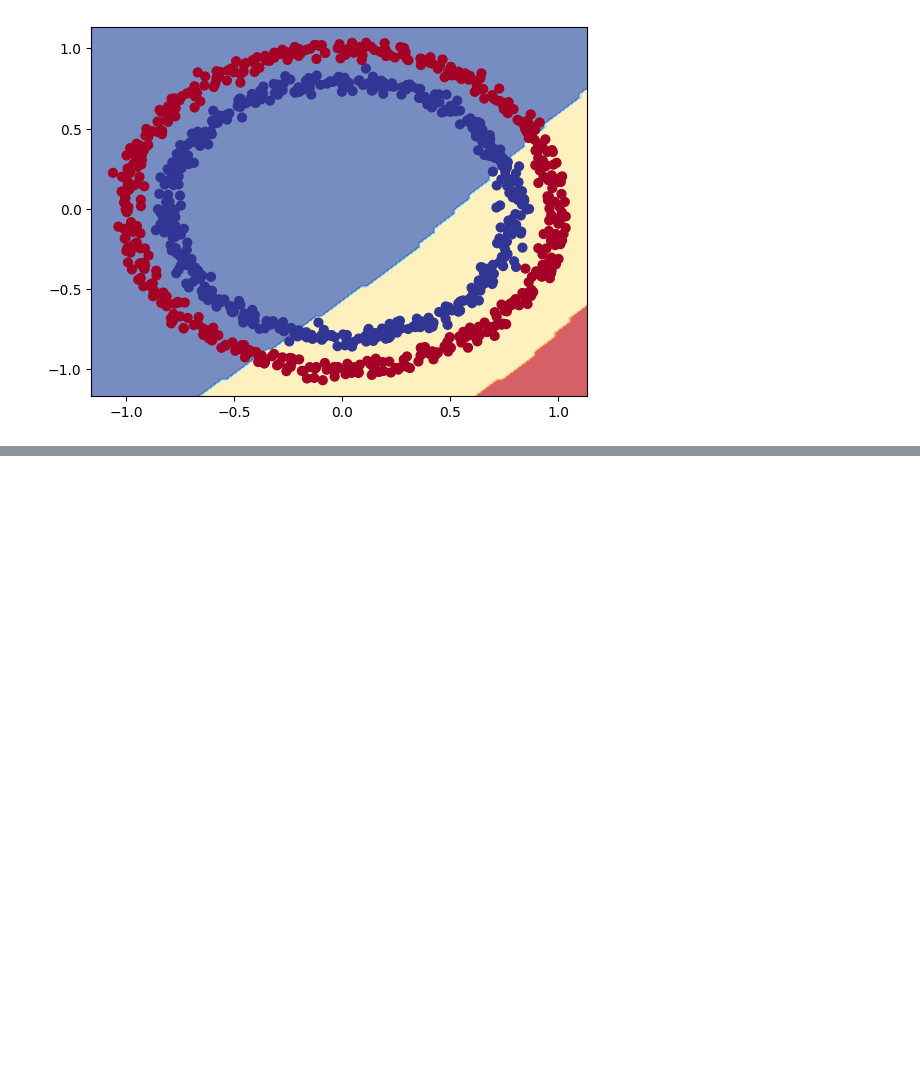
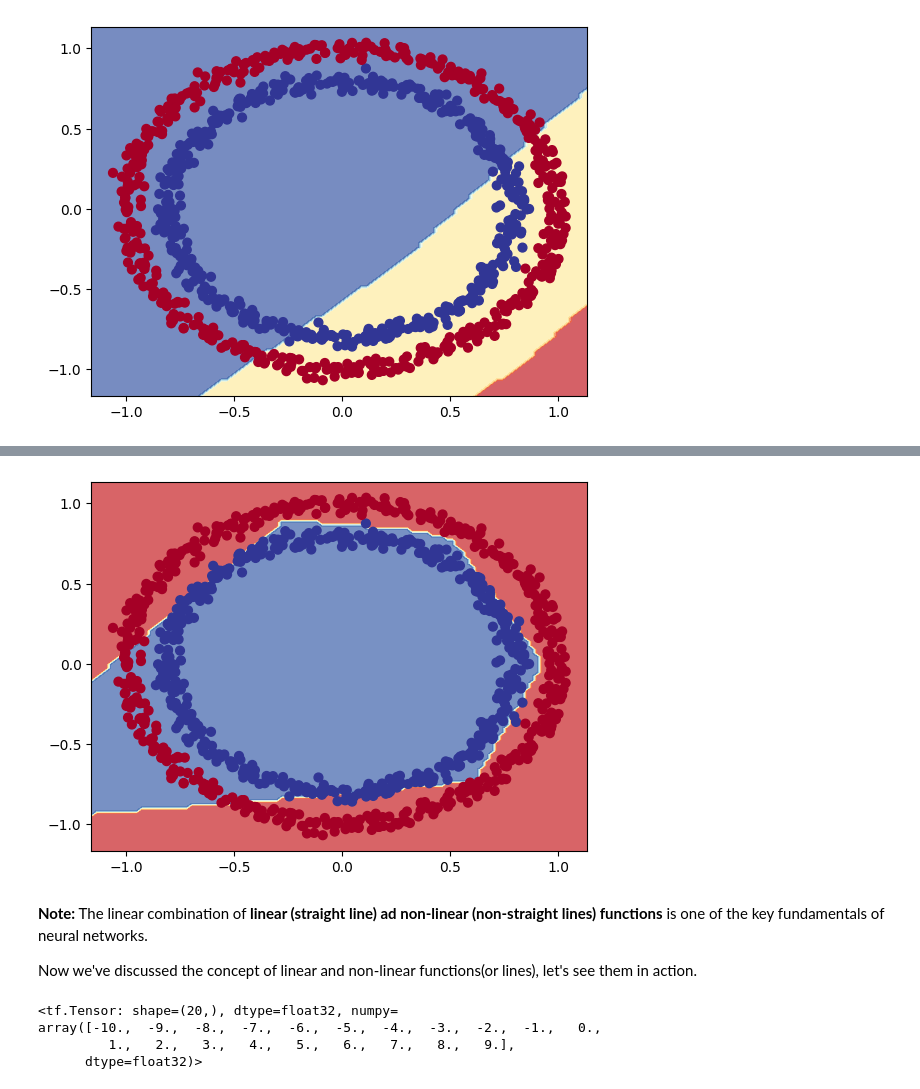
Before and after one commit to nushuhu51-ux/TENSORFLOW-FULL-COURSE-FOR-DEEP-LEARNING, a Jupyter notebook: 02_neural_network_classification_with_tensorFlow.ipynb, the cells around one changed output, grey strips where cells are left out. Drawn from its saved outputs; the diff is of its cells as text; code cells hidden in the pictures; blank space fills up the shorter version.

```diff
--- a/02_neural_network_classification_with_tensorFlow.ipynb
+++ b/02_neural_network_classification_with_tensorFlow.ipynb
@@ -470,3 +470,27 @@ plot_decision_boundary(model_6, x, y)
 313/313 ━━━━━━━━━━━━━━━━━━━━ 1s 2ms/step
 doing binary classification
 [figure]
+# %%
+# Set random seed
+tf.random.set_seed(42)
+
+# 1. Create the model
+model_7 = tf.keras.Sequential([
+    tf.keras.layers.Dense(4, activation="relu"),
+    tf.keras.layers.Dense(4, activation="relu"),
+    tf.keras.layers.Dense(1, activation="sigmoid")
+])
+
+# 2. Compile the model
+model_7.compile(
+    loss=tf.keras.losses.BinaryCrossentropy(),
+    optimizer=tf.keras.optimizers.Adam(learning_rate=0.001),
+    metrics=["accuracy"]
+)
+
+# 3. Fit the model
+history = model_7.fit(
+    x,
+    y,
+    epochs=100
+)
@@ -472,0 +521,4 @@ doing binary classification
+# %%
+# Let's visualize our incrideble  model_7
+plot_decision_boundary(model_7, x, y)
+# %% [output]
@@ -472,0 +527,14 @@ doing binary classification
+[figure, added]
+# %% [markdown]
+**Note:** The linear combination of **linear (straight line) ad non-linear (non-straight lines) functions** is one of the key fundamentals of neural networks.
+
+Now we've discussed the concept of linear and non-linear functions(or lines), let's see them in action.
+# %%
+# Let as create a toy a tensor
+A = tf.cast(tf.range(-10, 10), tf.float32)
+A
+# %% [output]
+<tf.Tensor: shape=(20,), dtype=float32, numpy=
+array([-10.,  -9.,  -8.,  -7.,  -6.,  -5.,  -4.,  -3.,  -2.,  -1.,   0.,
+         1.,   2.,   3.,   4.,   5.,   6.,   7.,   8.,   9.],
+      dtype=float32)>
```
Also changed, not shown: parts of 4 cells of this notebook.
